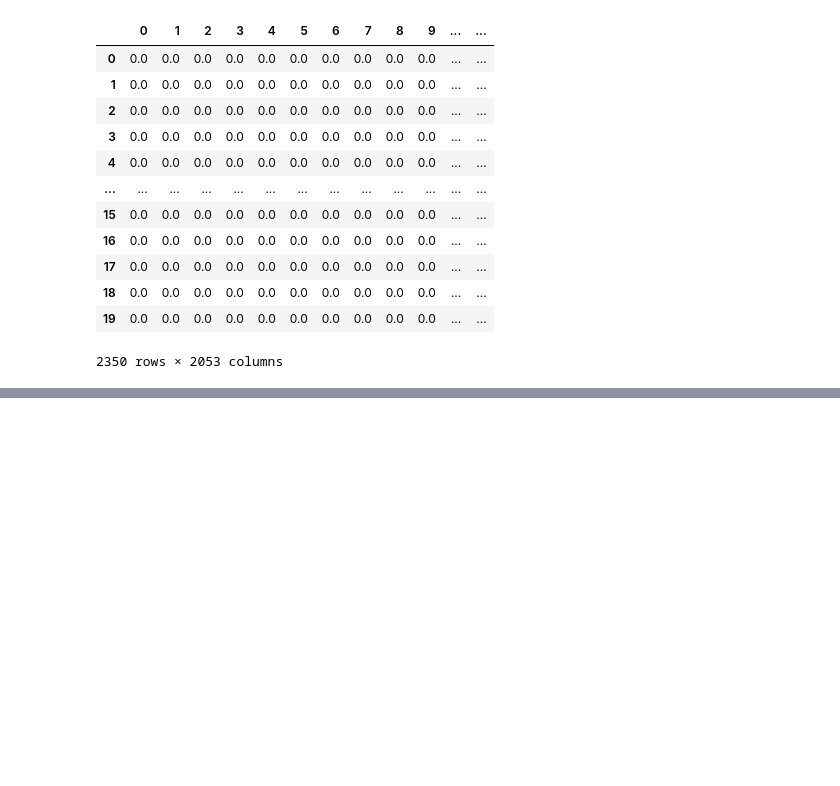
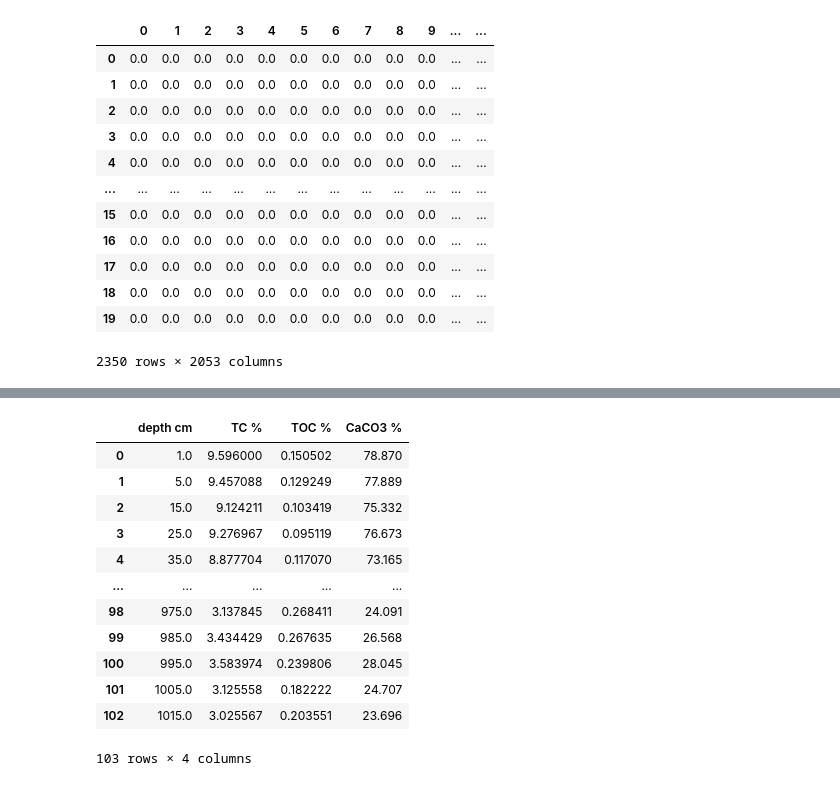
Before and after one commit to dispink/CaCO3_NWP, a Jupyter notebook: build_database_06.ipynb, the cells around one changed output, grey strips where cells are left out. Drawn from its saved outputs; the diff is of its cells as text; code cells hidden in the pictures; blank space fills up the shorter version.

```diff
--- a/build_database_06.ipynb
+++ b/build_database_06.ipynb
@@ -1215,0 +1219,16 @@ c_df.to_csv('data/spe+bulk_dataset_20210818.csv')
+# %%
+pd.read_excel('data/Bulk chem/PS75-056-1_bulk CaCO3.xlsx', usecols=[0, 1, 2, 3])
+# %% [output]
+|  | depth cm | TC % | TOC % | CaCO3 % |
+| 0 | 1.0 | 9.596000 | 0.150502 | 78.870 |
+| 1 | 5.0 | 9.457088 | 0.129249 | 77.889 |
+| 2 | 15.0 | 9.124211 | 0.103419 | 75.332 |
+| 3 | 25.0 | 9.276967 | 0.095119 | 76.673 |
+| 4 | 35.0 | 8.877704 | 0.117070 | 73.165 |
+| ... | ... | ... | ... | ... |
+| 98 | 975.0 | 3.137845 | 0.268411 | 24.091 |
+| 99 | 985.0 | 3.434429 | 0.267635 | 26.568 |
+| 100 | 995.0 | 3.583974 | 0.239806 | 28.045 |
+| 101 | 1005.0 | 3.125558 | 0.182222 | 24.707 |
+| 102 | 1015.0 | 3.025567 | 0.203551 | 23.696 |
+103 rows × 4 columns
```
Also changed, not shown: parts of 17 cells of this notebook.
